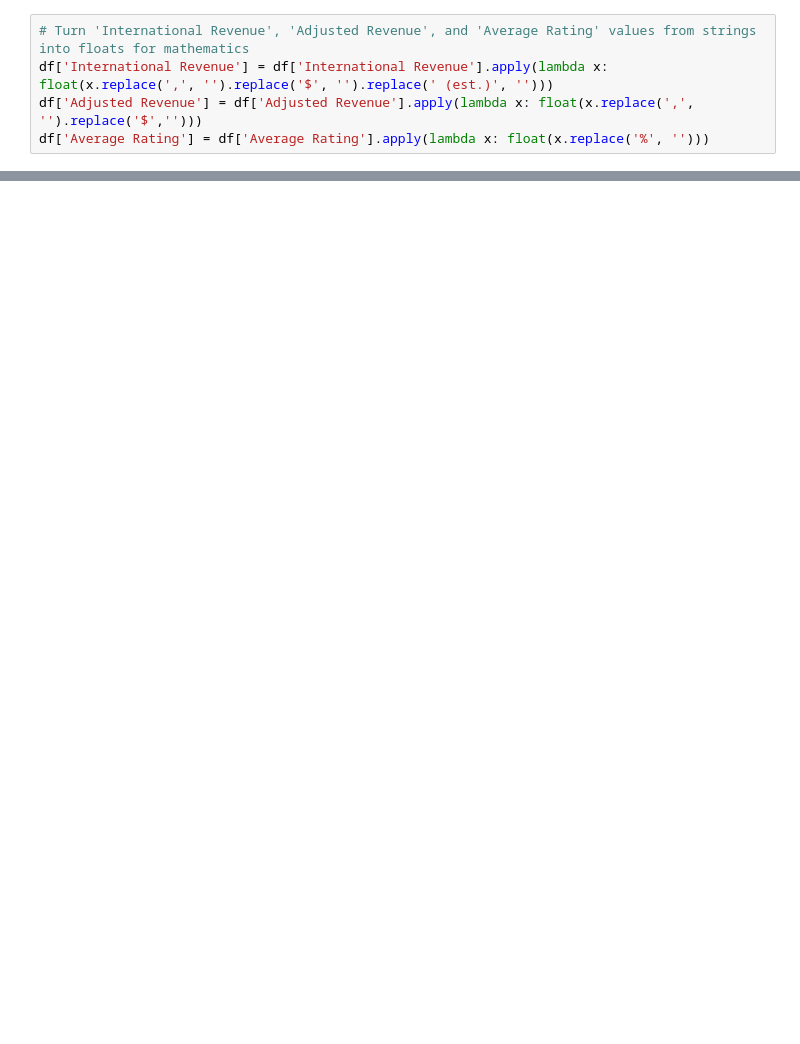
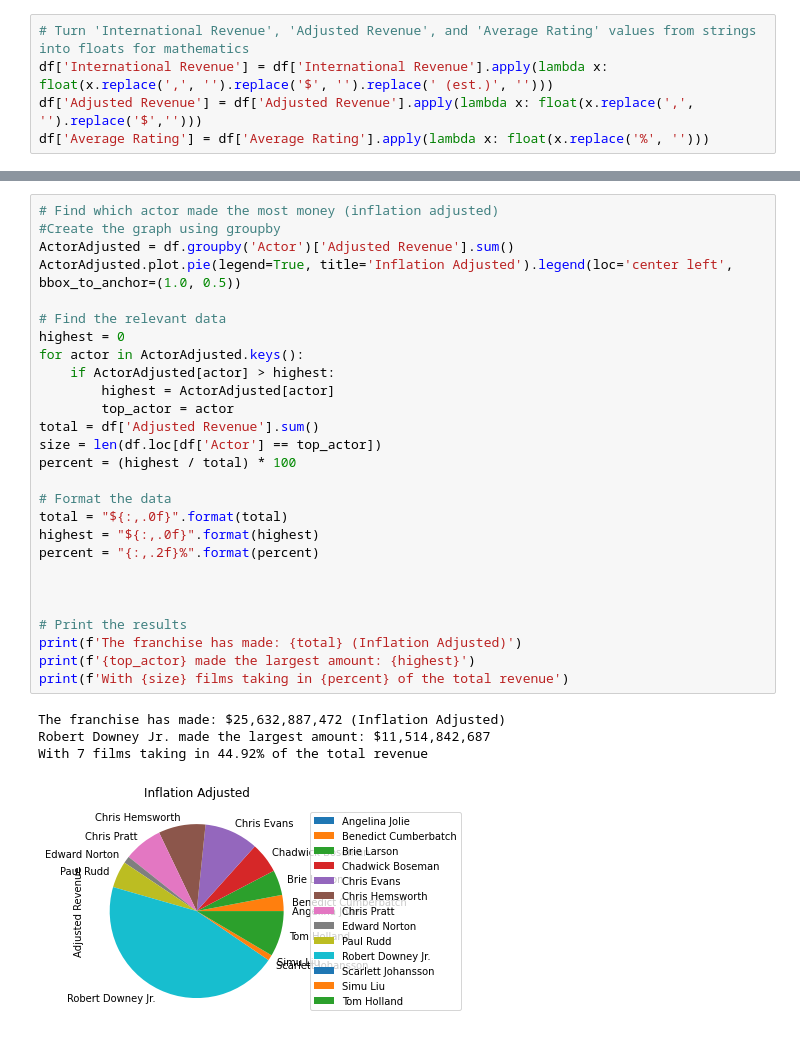
Before and after one commit to ans1080/Project007, a Jupyter notebook: 007analysis.ipynb, the cells around one changed output, grey strips where cells are left out. Saved outputs shown, nothing was run; the diff lists cells and outputs as text; blank space fills up the shorter version.

```diff
--- a/007analysis.ipynb
+++ b/007analysis.ipynb
@@ -83,0 +154,32 @@ The Average Rating has:
+# %%
+# Find which actor made the most money (inflation adjusted)
+#Create the graph using groupby
+ActorAdjusted = df.groupby('Actor')['Adjusted Revenue'].sum()
+ActorAdjusted.plot.pie(legend=True, title='Inflation Adjusted').legend(loc='center left', bbox_to_anchor=(1.0, 0.5))
+
+# Find the relevant data
+highest = 0
+for actor in ActorAdjusted.keys():
+    if ActorAdjusted[actor] > highest:
+        highest = ActorAdjusted[actor]
+        top_actor = actor
+total = df['Adjusted Revenue'].sum()
+size = len(df.loc[df['Actor'] == top_actor])
+percent = (highest / total) * 100
+
+# Format the data
+total = "${:,.0f}".format(total)
+highest = "${:,.0f}".format(highest)
+percent = "{:,.2f}%".format(percent)
+
+
+
+# Print the results
+print(f'The franchise has made: {total} (Inflation Adjusted)')
+print(f'{top_actor} made the largest amount: {highest}')
+print(f'With {size} films taking in {percent} of the total revenue')
+# %% [output]
+The franchise has made: $25,632,887,472 (Inflation Adjusted)
+Robert Downey Jr. made the largest amount: $11,514,842,687
+With 7 films taking in 44.92% of the total revenue
+[figure, added]
```
Also changed, not shown: parts of 6 cells of this notebook, 2 other files.
